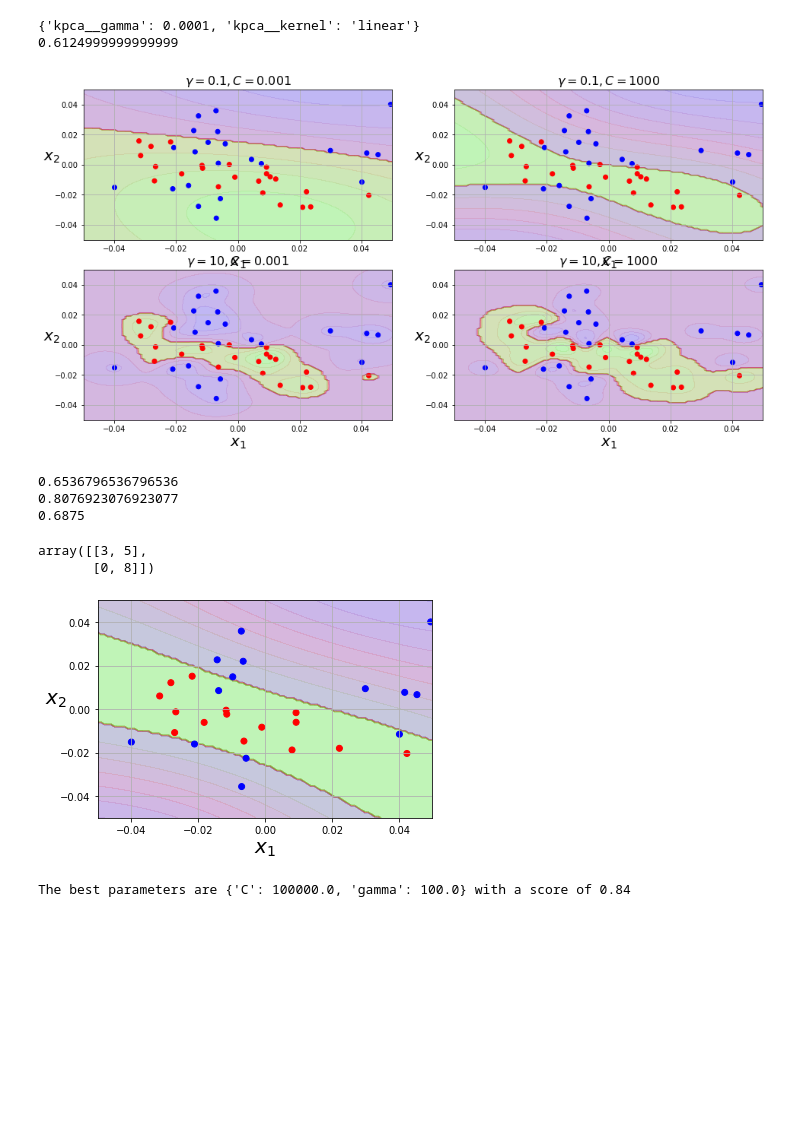
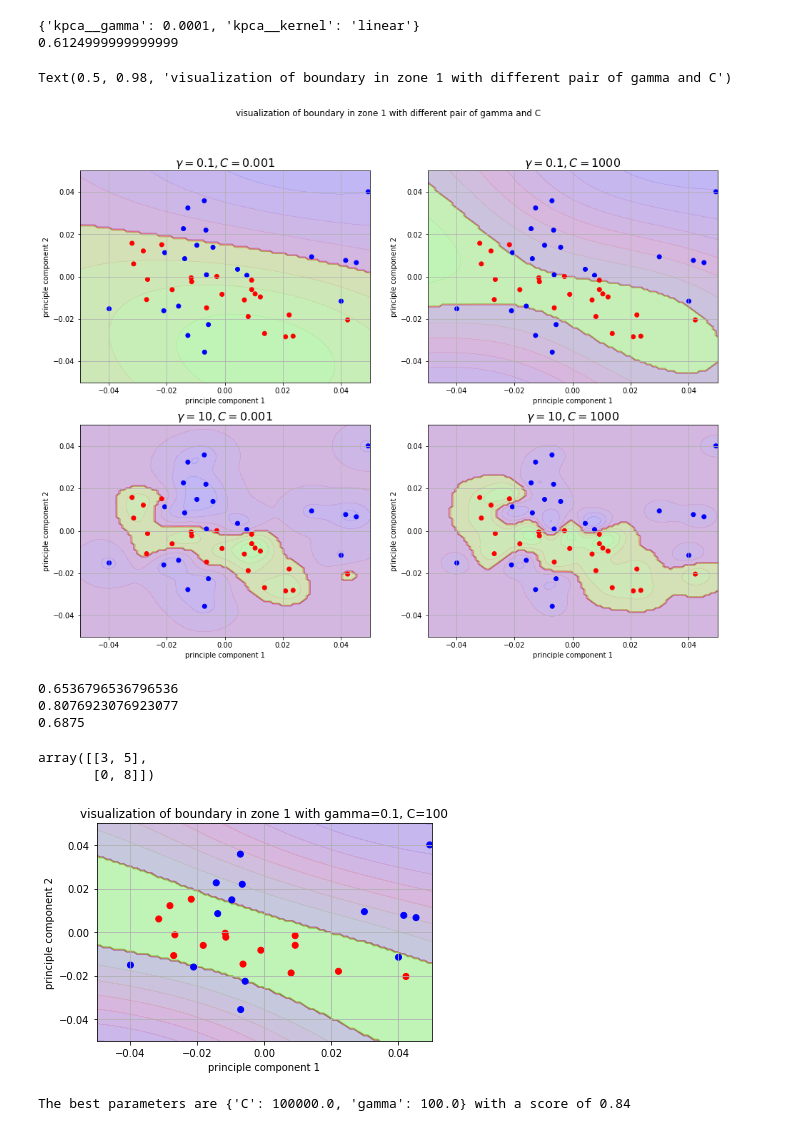
Before and after one commit to jimmylihui/RSE-Classwork, a Jupyter notebook: Untitled.ipynb, the cells around one changed output. Cells and saved outputs as stored; diff of their text form; code cells hidden in the pictures; blank space fills up the shorter version.

```diff
--- a/Untitled.ipynb
+++ b/Untitled.ipynb
@@ -260,37 +272,39 @@ for gamma, C in hyperparams:  #for each pair of gamma and C, applying them to rb
 #            ("svm_clf", SVC(kernel="rbf", gamma=gamma, C=C))
 #        ))
 # parameter {axes} array setting up the range to predict
 def plot_predictions(clf, axes):
     x0s = np.linspace(axes[0], axes[1], 100)
     x1s = np.linspace(axes[2], axes[3], 100)
     x0, x1 = np.meshgrid(x0s, x1s)
     X = np.c_[x0.ravel(), x1.ravel()]
     y_pred = clf.predict(X).reshape(x0.shape)
     y_decision = clf.decision_function(X).reshape(x0.shape)
     plt.contourf(x0, x1, y_pred, cmap=plt.cm.brg, alpha=0.2)
     plt.contourf(x0, x1, y_decision, cmap=plt.cm.brg, alpha=0.1)
 
 # this function plot contour
 # parameter X array the values of star
 # parameter y array the label of star
 # parameter axes array the range of plot
 def plot_dataset(X, y, axes):
     plt.scatter(X[:, 0], X[:, 1], c=colormap[y])
     plt.axis(axes)
     plt.grid(True, which='both')
-    plt.xlabel(r"$x_1$", fontsize=20)
-    plt.ylabel(r"$x_2$", fontsize=20, rotation=0)
+    plt.xlabel("principle component 1", fontsize=10)
+    plt.ylabel("principle component 2", fontsize=10 )
 
-plt.figure(figsize=(16, 8))
+plt.figure(figsize=(16, 12))
 
 for i, svm_clf in enumerate(svm_clfs):#plot result with each pair of gamma and C
     plt.subplot(221 + i)
     plot_predictions(svm_clf, [-0.05, 0.05, -0.05, 0.05])
     plot_dataset(X_reduced, zone1_tag, [-0.05, 0.05, -0.05, 0.05])
     gamma, C = hyperparams[i]
     plt.title(r"$\gamma = {}, C = {}$".format(gamma, C), fontsize=16)
+plt.suptitle('visualization of boundary in zone 1 with different pair of gamma and C')
 # %% [output]
+Text(0.5, 0.98, 'visualization of boundary in zone 1 with different pair of gamma and C')
-[figure, old version]
+[figure, new version]
 # %%
 #using half data as training data
 import numpy as np
@@ -305,6 +319,7 @@ rbf_kernel_svm_clf = Pipeline((
 rbf_kernel_svm_clf.fit(X_train, y_train) #fit the boundary
 plot_predictions(rbf_kernel_svm_clf, [-0.05, 0.05, -0.05, 0.05]) #plot boundary
 plot_dataset(X_train, y_train, [-0.05, 0.05, -0.05, 0.05]) # plot datapoint
+plt.title("visualization of boundary in zone 1 with gamma=0.1, C=100")
 y_test_pred = rbf_kernel_svm_clf.predict(X_test)
 
 
@@ -324,7 +339,7 @@ conf_matrix
 0.6875
 array([[3, 5],
        [0, 8]])
-[figure, old version]
+[figure, new version]
 # %%
 #finding the primum parameters
 import numpy as np
```
Also changed, not shown: parts of 17 cells of this notebook.
